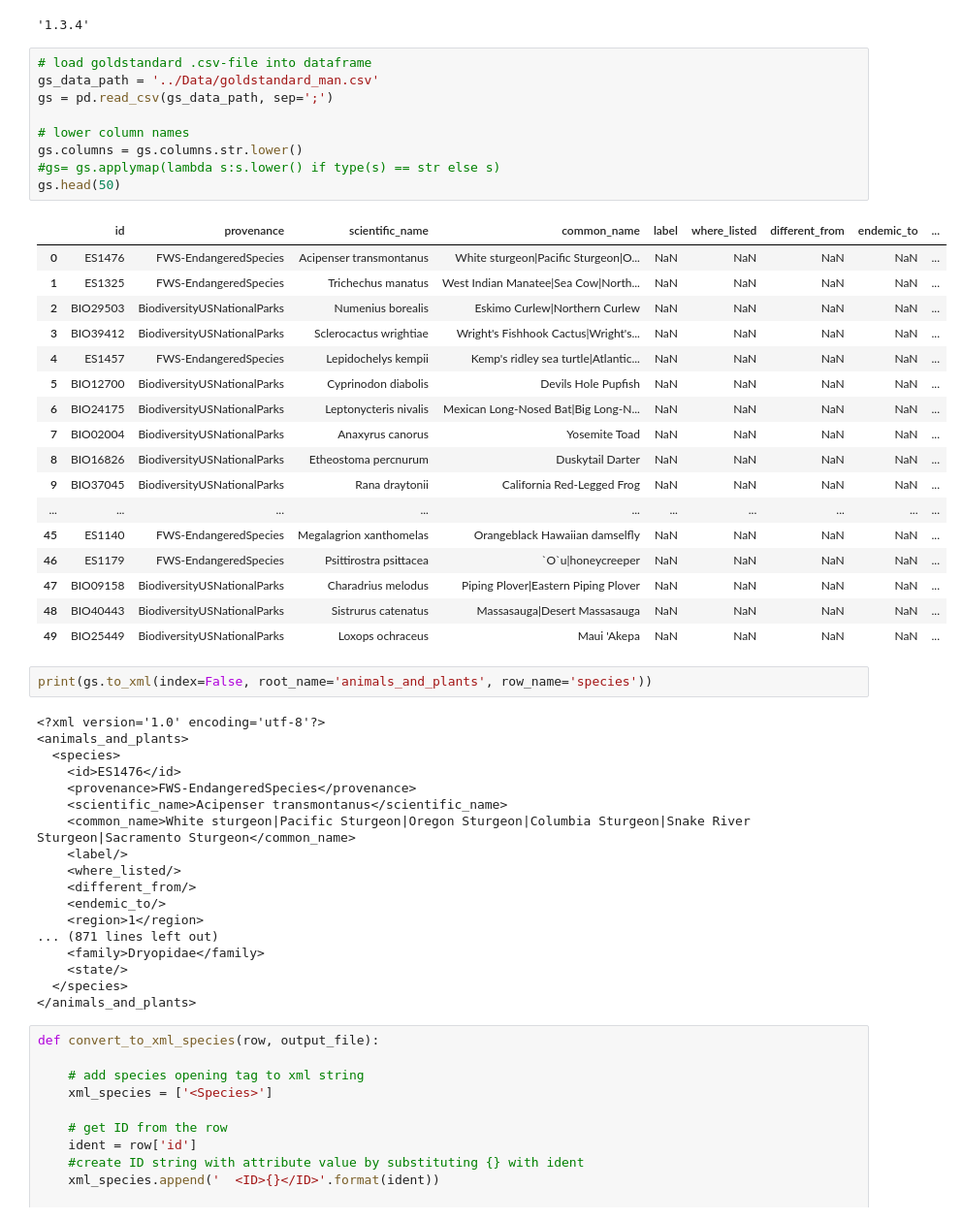
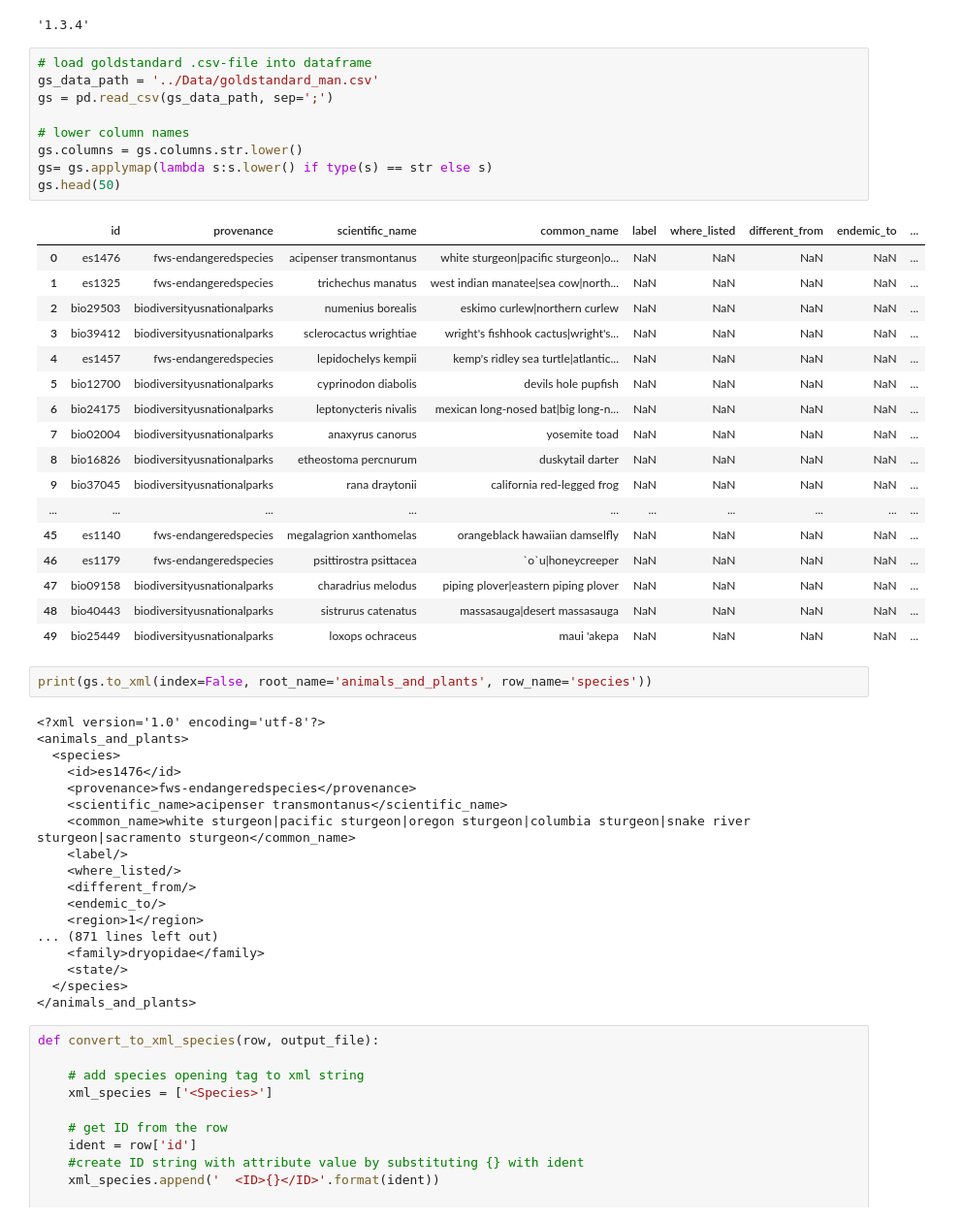
Before and after one commit to till22G/Web_Data_Integration_Project, a Jupyter notebook: notebooks/CreateManualGoldstandard.ipynb, the cells around one changed output. Shown at 97% size. Drawn from its saved outputs; the diff is of its cells as text.

Commit message:
changed goldstandard to all lowercase

```diff
--- a/notebooks/CreateManualGoldstandard.ipynb
+++ b/notebooks/CreateManualGoldstandard.ipynb
@@ -9,47 +9,47 @@ pd.__version__
 # %%
 # load goldstandard .csv-file into dataframe
 gs_data_path = '../Data/goldstandard_man.csv'
 gs = pd.read_csv(gs_data_path, sep=';')
 
 # lower column names
 gs.columns = gs.columns.str.lower()
-#gs= gs.applymap(lambda s:s.lower() if type(s) == str else s)
+gs= gs.applymap(lambda s:s.lower() if type(s) == str else s)
 gs.head(50)
 # %% [output]
 |  | id | provenance | scientific_name | common_name | label | where_listed | different_from | endemic_to | ... |
-| 0 | ES1476 | FWS-EndangeredSpecies | Acipenser transmontanus | White sturgeon|Pacific Sturgeon|O... | NaN | NaN | NaN | NaN | ... |
-| 1 | ES1325 | FWS-EndangeredSpecies | Trichechus manatus | West Indian Manatee|Sea Cow|North... | NaN | NaN | NaN | NaN | ... |
-| 2 | BIO29503 | BiodiversityUSNationalParks | Numenius borealis | Eskimo Curlew|Northern Curlew | NaN | NaN | NaN | NaN | ... |
-| 3 | BIO39412 | BiodiversityUSNationalParks | Sclerocactus wrightiae | Wright's Fishhook Cactus|Wright's... | NaN | NaN | NaN | NaN | ... |
-| 4 | ES1457 | FWS-EndangeredSpecies | Lepidochelys kempii | Kemp's ridley sea turtle|Atlantic... | NaN | NaN | NaN | NaN | ... |
-| 5 | BIO12700 | BiodiversityUSNationalParks | Cyprinodon diabolis | Devils Hole Pupfish | NaN | NaN | NaN | NaN | ... |
-| 6 | BIO24175 | BiodiversityUSNationalParks | Leptonycteris nivalis | Mexican Long-Nosed Bat|Big Long-N... | NaN | NaN | NaN | NaN | ... |
-| 7 | BIO02004 | BiodiversityUSNationalParks | Anaxyrus canorus | Yosemite Toad | NaN | NaN | NaN | NaN | ... |
-| 8 | BIO16826 | BiodiversityUSNationalParks | Etheostoma percnurum | Duskytail Darter | NaN | NaN | NaN | NaN | ... |
-| 9 | BIO37045 | BiodiversityUSNationalParks | Rana draytonii | California Red-Legged Frog | NaN | NaN | NaN | NaN | ... |
+| 0 | es1476 | fws-endangeredspecies | acipenser transmontanus | white sturgeon|pacific sturgeon|o... | NaN | NaN | NaN | NaN | ... |
+| 1 | es1325 | fws-endangeredspecies | trichechus manatus | west indian manatee|sea cow|north... | NaN | NaN | NaN | NaN | ... |
+| 2 | bio29503 | biodiversityusnationalparks | numenius borealis | eskimo curlew|northern curlew | NaN | NaN | NaN | NaN | ... |
+| 3 | bio39412 | biodiversityusnationalparks | sclerocactus wrightiae | wright's fishhook cactus|wright's... | NaN | NaN | NaN | NaN | ... |
+| 4 | es1457 | fws-endangeredspecies | lepidochelys kempii | kemp's ridley sea turtle|atlantic... | NaN | NaN | NaN | NaN | ... |
+| 5 | bio12700 | biodiversityusnationalparks | cyprinodon diabolis | devils hole pupfish | NaN | NaN | NaN | NaN | ... |
+| 6 | bio24175 | biodiversityusnationalparks | leptonycteris nivalis | mexican long-nosed bat|big long-n... | NaN | NaN | NaN | NaN | ... |
+| 7 | bio02004 | biodiversityusnationalparks | anaxyrus canorus | yosemite toad | NaN | NaN | NaN | NaN | ... |
+| 8 | bio16826 | biodiversityusnationalparks | etheostoma percnurum | duskytail darter | NaN | NaN | NaN | NaN | ... |
+| 9 | bio37045 | biodiversityusnationalparks | rana draytonii | california red-legged frog | NaN | NaN | NaN | NaN | ... |
 | ... | ... | ... | ... | ... | ... | ... | ... | ... | ... |
-| 45 | ES1140 | FWS-EndangeredSpecies | Megalagrion xanthomelas | Orangeblack Hawaiian damselfly | NaN | NaN | NaN | NaN | ... |
-| 46 | ES1179 | FWS-EndangeredSpecies | Psittirostra psittacea | `O`u|honeycreeper | NaN | NaN | NaN | NaN | ... |
-| 47 | BIO09158 | BiodiversityUSNationalParks | Charadrius melodus | Piping Plover|Eastern Piping Plover | NaN | NaN | NaN | NaN | ... |
-| 48 | BIO40443 | BiodiversityUSNationalParks | Sistrurus catenatus | Massasauga|Desert Massasauga | NaN | NaN | NaN | NaN | ... |
-| 49 | BIO25449 | BiodiversityUSNationalParks | Loxops ochraceus | Maui 'Akepa | NaN | NaN | NaN | NaN | ... |
+| 45 | es1140 | fws-endangeredspecies | megalagrion xanthomelas | orangeblack hawaiian damselfly | NaN | NaN | NaN | NaN | ... |
+| 46 | es1179 | fws-endangeredspecies | psittirostra psittacea | `o`u|honeycreeper | NaN | NaN | NaN | NaN | ... |
+| 47 | bio09158 | biodiversityusnationalparks | charadrius melodus | piping plover|eastern piping plover | NaN | NaN | NaN | NaN | ... |
+| 48 | bio40443 | biodiversityusnationalparks | sistrurus catenatus | massasauga|desert massasauga | NaN | NaN | NaN | NaN | ... |
+| 49 | bio25449 | biodiversityusnationalparks | loxops ochraceus | maui 'akepa | NaN | NaN | NaN | NaN | ... |
 # %%
 print(gs.to_xml(index=False, root_name='animals_and_plants', row_name='species'))
 # %% [output]
 <?xml version='1.0' encoding='utf-8'?>
 <animals_and_plants>
   <species>
-    <id>ES1476</id>
-    <provenance>FWS-EndangeredSpecies</provenance>
-    <scientific_name>Acipenser transmontanus</scientific_name>
-    <common_name>White sturgeon|Pacific Sturgeon|Oregon Sturgeon|Columbia Sturgeon|Snake River Sturgeon|Sacramento Sturgeon</common_name>
+    <id>es1476</id>
+    <provenance>fws-endangeredspecies</provenance>
+    <scientific_name>acipenser transmontanus</scientific_name>
+    <common_name>white sturgeon|pacific sturgeon|oregon sturgeon|columbia sturgeon|snake river sturgeon|sacramento sturgeon</common_name>
     <label/>
     <where_listed/>
     <different_from/>
     <endemic_to/>
     <region>1</region>
 ... (871 lines left out)
-    <family>Dryopidae</family>
+    <family>dryopidae</family>
     <state/>
   </species>
 </animals_and_plants>
```
Also changed, not shown: 2 other files.
